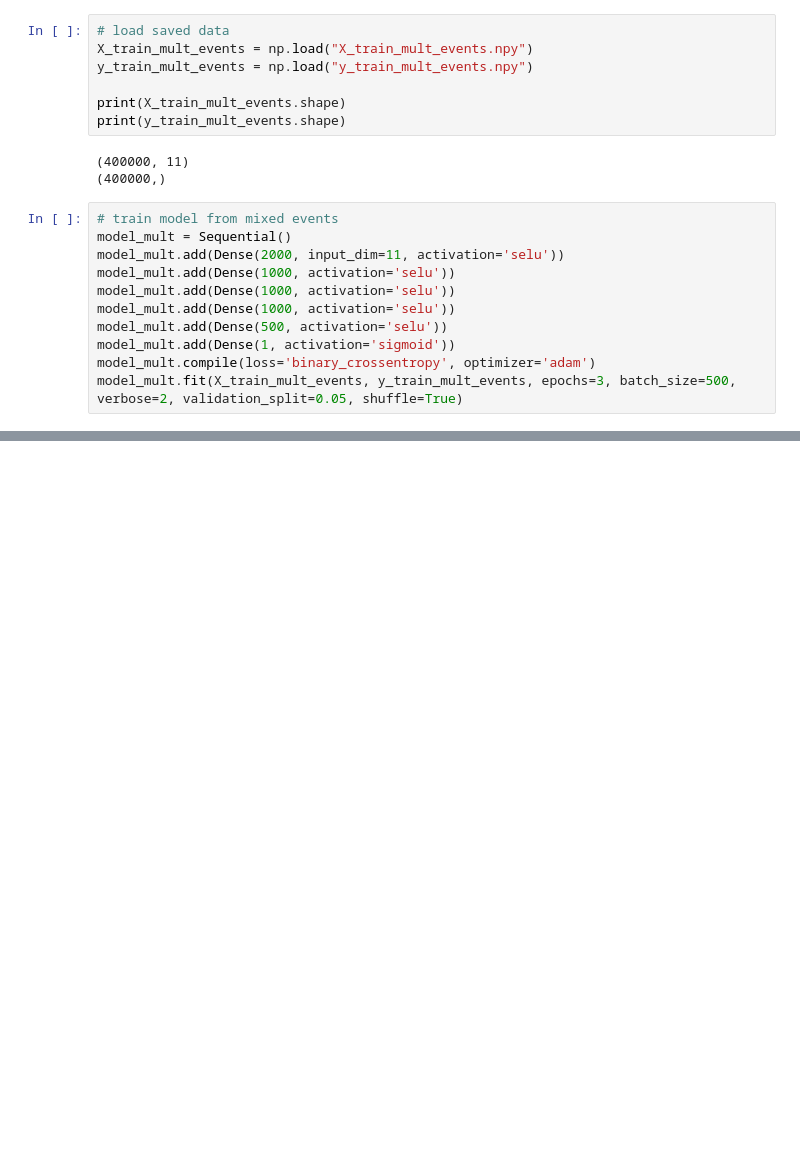
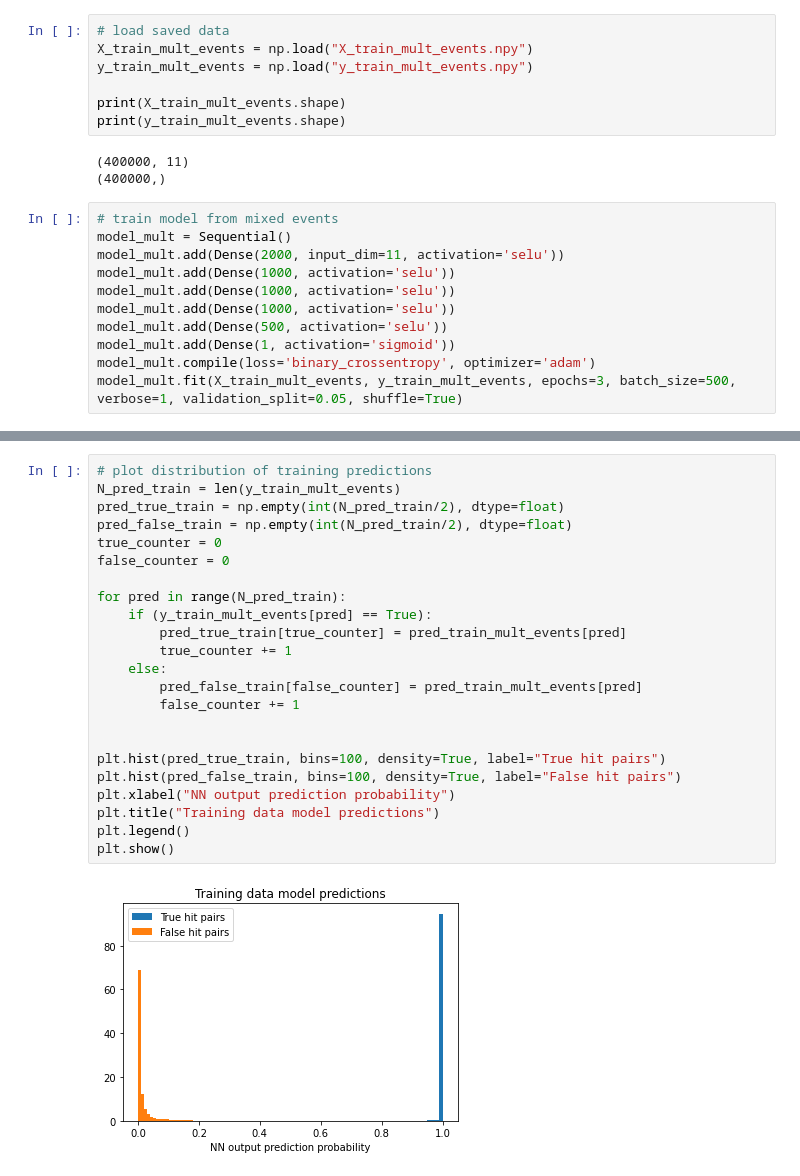
Before and after one commit to comrademarvin/TrackML-Particle-Tracking-Challenge, a Jupyter notebook: DS_TrackML_PTGJAK001.ipynb, the cells around one changed output, grey strips where cells are left out. Cells and saved outputs as stored; diff of their text form; blank space fills up the shorter version.

```diff
--- a/DS_TrackML_PTGJAK001.ipynb
+++ b/DS_TrackML_PTGJAK001.ipynb
@@ -488,6 +490,6 @@ model_mult.add(Dense(1000, activation='selu'))
 model_mult.add(Dense(500, activation='selu'))
 model_mult.add(Dense(1, activation='sigmoid'))
 model_mult.compile(loss='binary_crossentropy', optimizer='adam')
-model_mult.fit(X_train_mult_events, y_train_mult_events, epochs=3, batch_size=500, verbose=2, validation_split=0.05, shuffle=True)
+model_mult.fit(X_train_mult_events, y_train_mult_events, epochs=3, batch_size=500, verbose=1, validation_split=0.05, shuffle=True)
 # %% [output]
 Epoch 1/3
@@ -504 +506,26 @@ pred_train_mult_events = model_mult.predict(X_train_mult_events)
+# %%
+# plot distribution of training predictions
+N_pred_train = len(y_train_mult_events)
+pred_true_train = np.empty(int(N_pred_train/2), dtype=float)
+pred_false_train = np.empty(int(N_pred_train/2), dtype=float)
+true_counter = 0
+false_counter = 0
+
+for pred in range(N_pred_train):
+    if (y_train_mult_events[pred] == True):
+        pred_true_train[true_counter] = pred_train_mult_events[pred]
+        true_counter += 1
+    else:
+        pred_false_train[false_counter] = pred_train_mult_events[pred]
+        false_counter += 1
+
+
+plt.hist(pred_true_train, bins=100, density=True, label="True hit pairs")
+plt.hist(pred_false_train, bins=100, density=True, label="False hit pairs")
+plt.xlabel("NN output prediction probability")
+plt.title("Training data model predictions")
+plt.legend()
+plt.show()
+# %% [output]
+[figure, added]
 # %%
```
Also changed, not shown: parts of 39 cells of this notebook, 1 other file.
